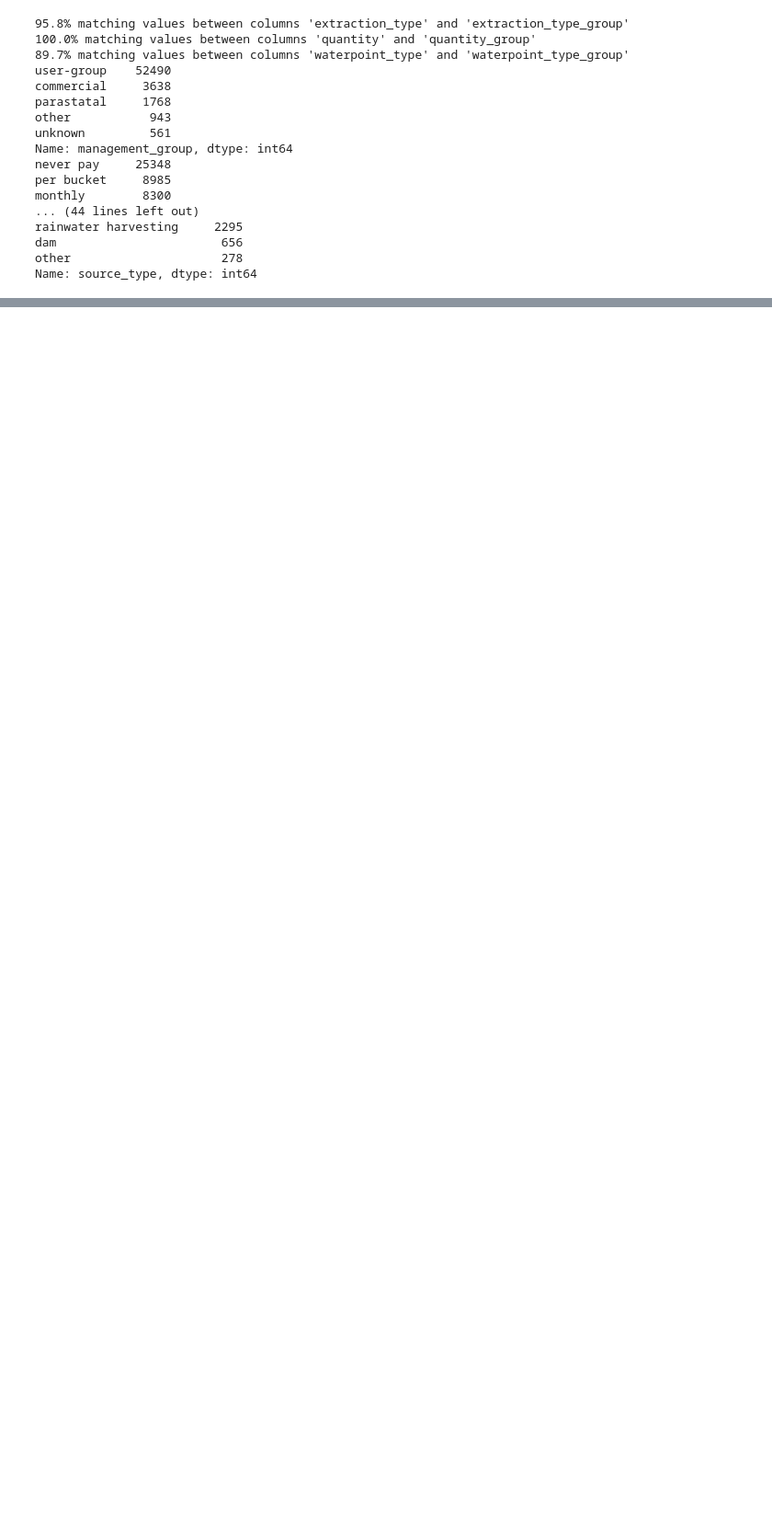
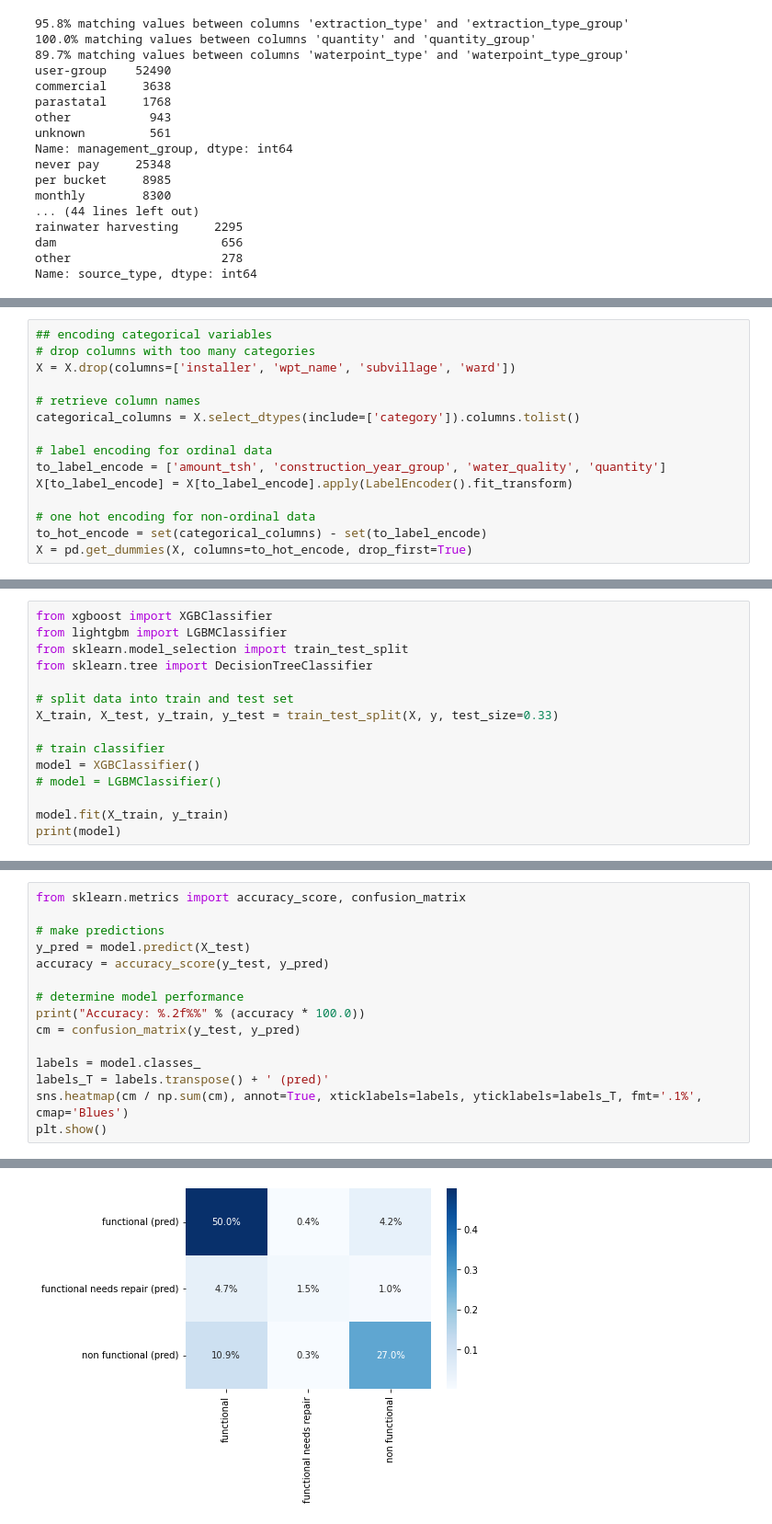
Before and after one commit to kikivanrongen/PredictiveMaintainance_WaterPumps, a Jupyter notebook: predictive_maintenance.ipynb, the cells around one changed output, grey strips where cells are left out. Shown: that part at 92% size. Drawn from its saved outputs; the diff is of its cells as text; blank space fills up the shorter version.

Commit message:
implemented XGboost classifier

```diff
--- a/predictive_maintenance.ipynb
+++ b/predictive_maintenance.ipynb
@@ -187,0 +206,15 @@ id
+# %%
+## encoding categorical variables
+# drop columns with too many categories
+X = X.drop(columns=['installer', 'wpt_name', 'subvillage', 'ward'])
+
+# retrieve column names
+categorical_columns = X.select_dtypes(include=['category']).columns.tolist()
+
+# label encoding for ordinal data
+to_label_encode = ['amount_tsh', 'construction_year_group', 'water_quality', 'quantity']
+X[to_label_encode] = X[to_label_encode].apply(LabelEncoder().fit_transform)
+
+# one hot encoding for non-ordinal data
+to_hot_encode = set(categorical_columns) - set(to_label_encode)
+X = pd.get_dummies(X, columns=to_hot_encode, drop_first=True)
@@ -187,0 +226,15 @@ id
+# %%
+from xgboost import XGBClassifier
+from lightgbm import LGBMClassifier
+from sklearn.model_selection import train_test_split
+from sklearn.tree import DecisionTreeClassifier
+
+# split data into train and test set
+X_train, X_test, y_train, y_test = train_test_split(X, y, test_size=0.33)
+
+# train classifier
+model = XGBClassifier()
+# model = LGBMClassifier()
+
+model.fit(X_train, y_train)
+print(model)
@@ -187,0 +253,16 @@ id
+# %%
+from sklearn.metrics import accuracy_score, confusion_matrix
+
+# make predictions
+y_pred = model.predict(X_test)
+accuracy = accuracy_score(y_test, y_pred)
+
+# determine model performance
+print("Accuracy: %.2f%%" % (accuracy * 100.0))
+cm = confusion_matrix(y_test, y_pred)
+
+labels = model.classes_
+labels_T = labels.transpose() + ' (pred)'
+sns.heatmap(cm / np.sum(cm), annot=True, xticklabels=labels, yticklabels=labels_T, fmt='.1%', cmap='Blues')
+plt.show()
+# %% [output]
@@ -187,0 +270 @@ id
+[figure, added]
```
Also changed, not shown: parts of 13 cells of this notebook.
